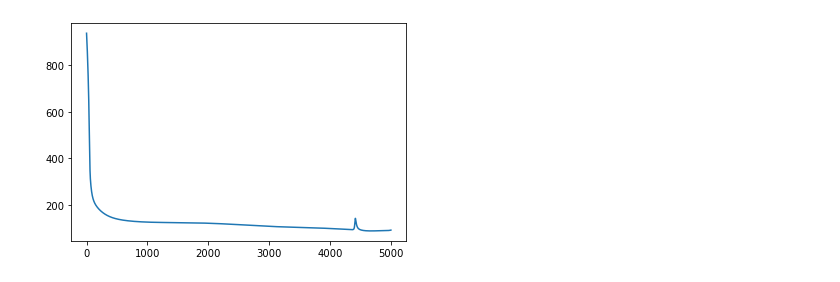
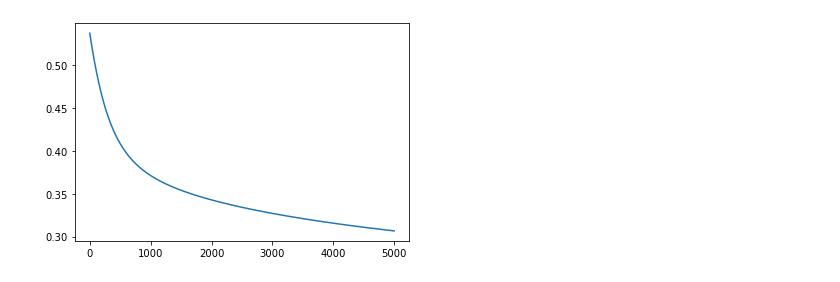
Before and after one commit to nik-shvetsov/nn_moons_circles, a Jupyter notebook: numpy_nn.ipynb, the cells around one changed output. Saved outputs shown, nothing was run; the diff lists cells and outputs as text; code cells hidden in the pictures.

```diff
--- a/numpy_nn.ipynb
+++ b/numpy_nn.ipynb
@@ -120,9 +120,6 @@ class MLP():
             self.b_h1_h2 = np.random.normal(0.0, pow(self.output_nodes, -0.5), (self.hidden_nodes2, 1))
             self.b_h2_o = np.random.normal(0.0, pow(self.output_nodes, -0.5), (self.output_nodes, 1))
 
-        # self.act = lambda x: relu(x)
-        # self.act_out = lambda x: softmax(x)
-
         self.act = activation_functions[h_act]
         self.act_out = activation_functions[o_act]
 
@@ -144,13 +141,13 @@ class MLP():
         output_inputs = self.w_h2_o @ hidden_outputs_2 + self.b_h2_o
         output_outputs = self.act_out(output_inputs)
 
-        output_errors = cross_entropy_loss(targets, output_outputs)
+        output_errors = cross_entropy_loss(targets.T, output_outputs.T)
         self.losses.append(output_errors)
 
         #### backward pass ####
-        e_out = cross_entropy_loss(targets, output_outputs, d=True)
+        e_out = cross_entropy_loss(targets.T, output_outputs.T, d=True)
 
-        delta3 = e_out * (output_outputs * (1 - output_outputs))
+        delta3 = e_out.T * (output_outputs * (1 - output_outputs))
 
         dw_h2_o = delta3 @ hidden_outputs_2.T
 
@@ -211,7 +208,7 @@ circles_dict = onehot_dict(y_train_circles)
 y_train_circles_oh = to_onehot(y_train_circles, circles_dict)
 y_test_circles_oh = to_onehot(y_test_circles, circles_dict)
 # %%
-mlp_moons = MLP(2, 8, 8, 2, 0.0001, "rand", h_act="lrelu", o_act="softmax")
+mlp_moons = MLP(2, 8, 8, 2, 0.00001, "rand", h_act="lrelu", o_act="softmax")
 mlp_moons.fit(x_train_moons, y_train_moons_oh, 5000)
 plt.plot(mlp_moons.losses)
 print(f"Minimum loss: {min(mlp_moons.losses)}")
@@ -222,4 +219,4 @@ Accuracy of test inference: 0.907
-[figure, old version]
+[figure, new version]
 # %%
 mlp_circles = MLP(2, 8, 8, 2, 0.0001, "rand", h_act="lrelu", o_act="softmax")
 mlp_circles.fit(x_train_circles, y_train_circles_oh, 5000)
```
Also changed, not shown: parts of 6 cells of this notebook.
